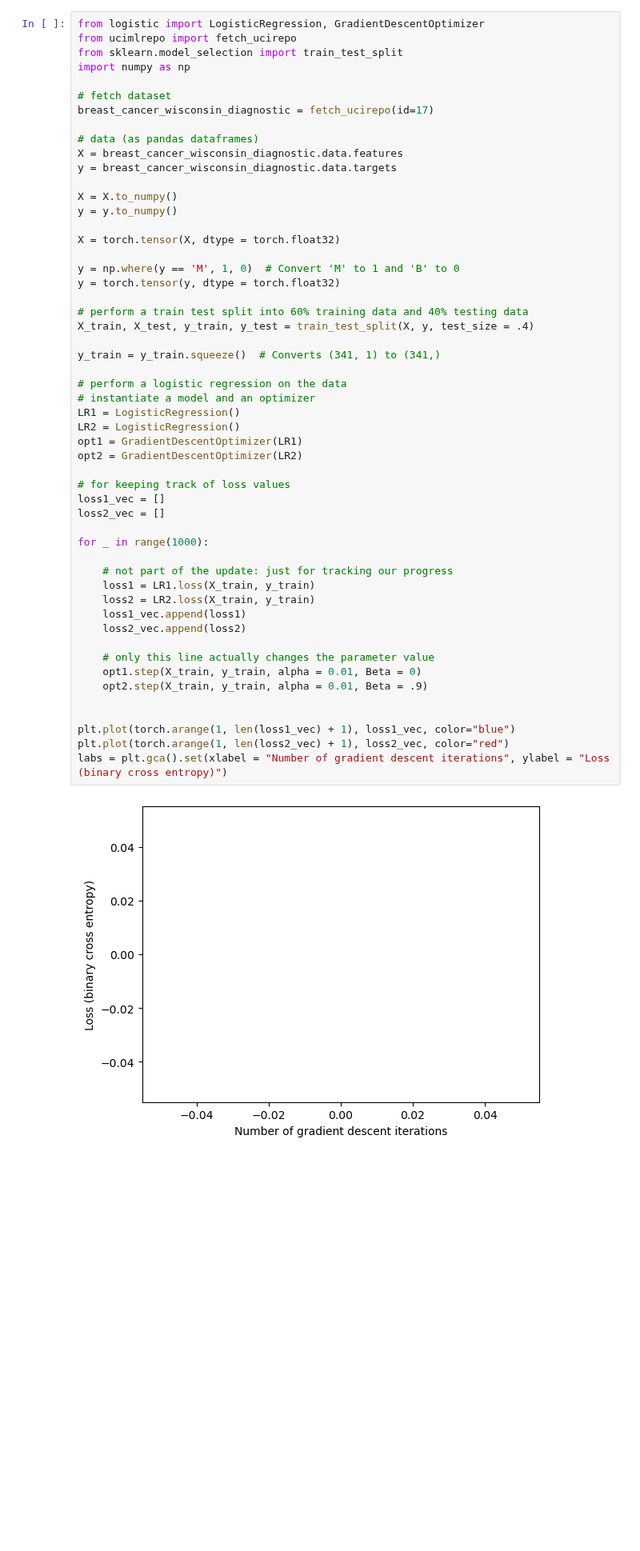
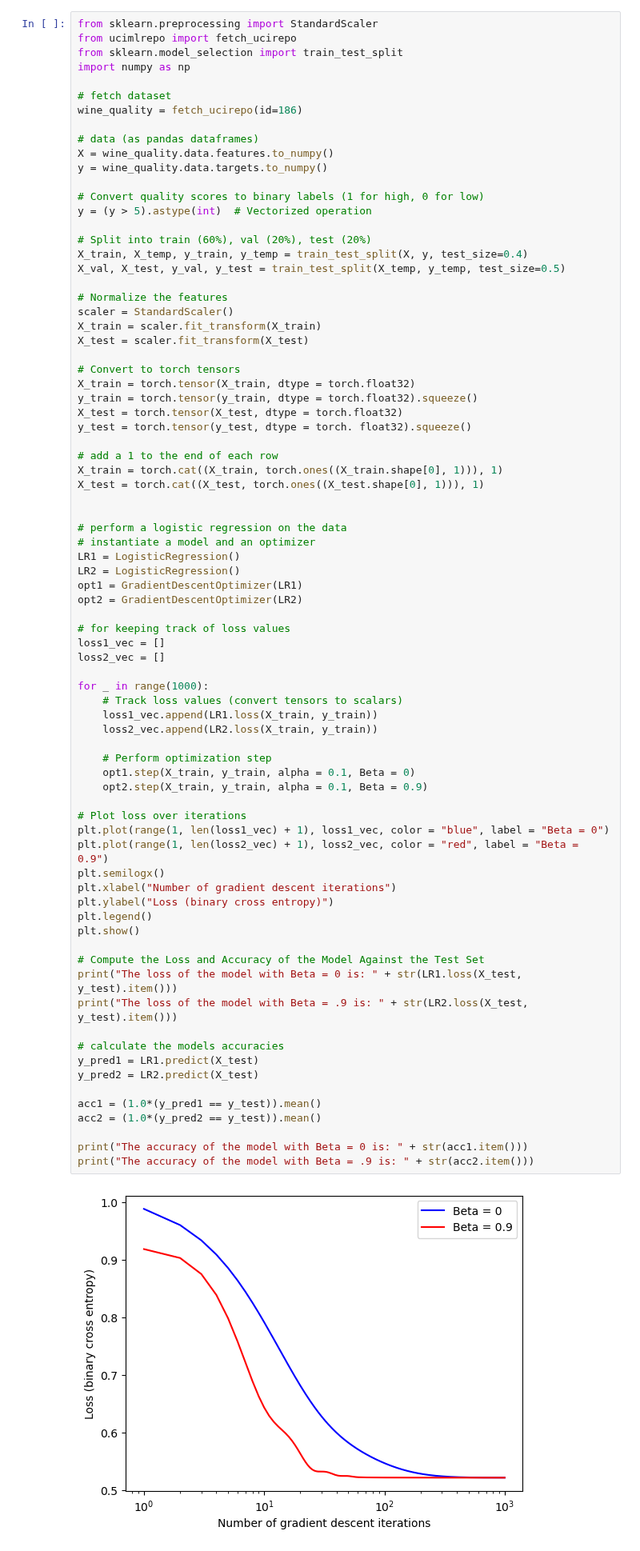
Before and after one commit to Nibsquatch/Nibsquatch.github.io, a Jupyter notebook: posts/Blog 5/index.ipynb, the cells around one changed output. Shown at 80% size. Saved outputs shown, nothing was run; the diff lists cells and outputs as text; blank space fills up the shorter version.

```diff
--- a/posts/Blog 5/index.ipynb
+++ b/posts/Blog 5/index.ipynb
@@ -117,55 +125,80 @@ Learning on real world data. The Breast Cancer Wisconsin (Diagnostic) dataset co
 # %%
-from logistic import LogisticRegression, GradientDescentOptimizer
+from sklearn.preprocessing import StandardScaler
 from ucimlrepo import fetch_ucirepo
 from sklearn.model_selection import train_test_split
 import numpy as np
 
 # fetch dataset
-breast_cancer_wisconsin_diagnostic = fetch_ucirepo(id=17)
+wine_quality = fetch_ucirepo(id=186)
 
 # data (as pandas dataframes)
-X = breast_cancer_wisconsin_diagnostic.data.features
-y = breast_cancer_wisconsin_diagnostic.data.targets
+X = wine_quality.data.features.to_numpy()
+y = wine_quality.data.targets.to_numpy()
 
-X = X.to_numpy()
-y = y.to_numpy()
+# Convert quality scores to binary labels (1 for high, 0 for low)
+y = (y > 5).astype(int)  # Vectorized operation
 
-X = torch.tensor(X, dtype = torch.float32)
+# Split into train (60%), val (20%), test (20%)
+X_train, X_temp, y_train, y_temp = train_test_split(X, y, test_size=0.4)
+X_val, X_test, y_val, y_test = train_test_split(X_temp, y_temp, test_size=0.5)
 
-y = np.where(y == 'M', 1, 0)  # Convert 'M' to 1 and 'B' to 0
-y = torch.tensor(y, dtype = torch.float32)
+# Normalize the features
+scaler = StandardScaler()
+X_train = scaler.fit_transform(X_train)
+X_test = scaler.fit_transform(X_test)
 
-# perform a train test split into 60% training data and 40% testing data
-X_train, X_test, y_train, y_test = train_test_split(X, y, test_size = .4)
+# Convert to torch tensors
+X_train = torch.tensor(X_train, dtype = torch.float32)
+y_train = torch.tensor(y_train, dtype = torch.float32).squeeze()
+X_test = torch.tensor(X_test, dtype = torch.float32)
+y_test = torch.tensor(y_test, dtype = torch. float32).squeeze()
 
-y_train = y_train.squeeze()  # Converts (341, 1) to (341,)
+# add a 1 to the end of each row
+X_train = torch.cat((X_train, torch.ones((X_train.shape[0], 1))), 1)
+X_test = torch.cat((X_test, torch.ones((X_test.shape[0], 1))), 1)
+
 
 # perform a logistic regression on the data
 # instantiate a model and an optimizer
 LR1 = LogisticRegression()
 LR2 = LogisticRegression()
 opt1 = GradientDescentOptimizer(LR1)
 opt2 = GradientDescentOptimizer(LR2)
 
 # for keeping track of loss values
 loss1_vec = []
 loss2_vec = []
 
 for _ in range(1000):
+    # Track loss values (convert tensors to scalars)
+    loss1_vec.append(LR1.loss(X_train, y_train))
+    loss2_vec.append(LR2.loss(X_train, y_train))
 
-    # not part of the update: just for tracking our progress
-    loss1 = LR1.loss(X_train, y_train)
-    loss2 = LR2.loss(X_train, y_train)
-    loss1_vec.append(loss1)
-    loss2_vec.append(loss2)
+    # Perform optimization step
+    opt1.step(X_train, y_train, alpha = 0.1, Beta = 0)
+    opt2.step(X_train, y_train, alpha = 0.1, Beta = 0.9)
 
-    # only this line actually changes the parameter value
-    opt1.step(X_train, y_train, alpha = 0.01, Beta = 0)
-    opt2.step(X_train, y_train, alpha = 0.01, Beta = .9)
+# Plot loss over iterations
+plt.plot(range(1, len(loss1_vec) + 1), loss1_vec, color = "blue", label = "Beta = 0")
+plt.plot(range(1, len(loss2_vec) + 1), loss2_vec, color = "red", label = "Beta = 0.9")
+plt.semilogx()
+plt.xlabel("Number of gradient descent iterations")
+plt.ylabel("Loss (binary cross entropy)")
+plt.legend()
+plt.show()
 
+# Compute the Loss and Accuracy of the Model Against the Test Set
+print("The loss of the model with Beta = 0 is: " + str(LR1.loss(X_test, y_test).item()))
+print("The loss of the model with Beta = .9 is: " + str(LR2.loss(X_test, y_test).item()))
 
-plt.plot(torch.arange(1, len(loss1_vec) + 1), loss1_vec, color="blue")
-plt.plot(torch.arange(1, len(loss2_vec) + 1), loss2_vec, color="red")
-labs = plt.gca().set(xlabel = "Number of gradient descent iterations", ylabel = "Loss (binary cross entropy)")
+# calculate the models accuracies
+y_pred1 = LR1.predict(X_test)
+y_pred2 = LR2.predict(X_test)
+
+acc1 = (1.0*(y_pred1 == y_test)).mean()
+acc2 = (1.0*(y_pred2 == y_test)).mean()
+
+print("The accuracy of the model with Beta = 0 is: " + str(acc1.item()))
+print("The accuracy of the model with Beta = .9 is: " + str(acc2.item()))
 # %% [output]
-[figure, old version]
+[figure, new version]
```
Also changed, not shown: parts of 4 cells of this notebook, 1 other file.
